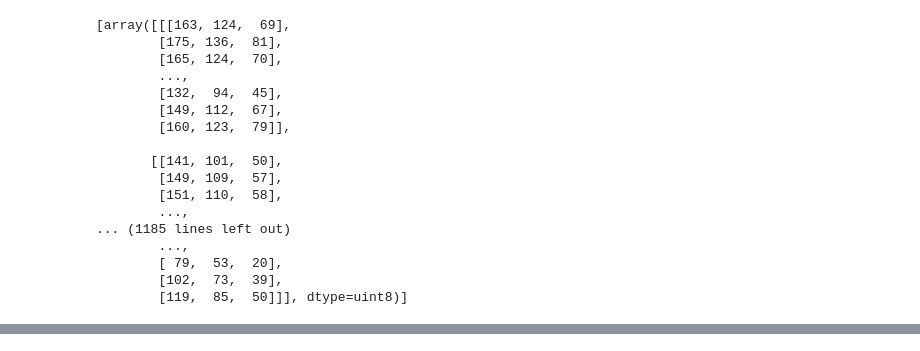
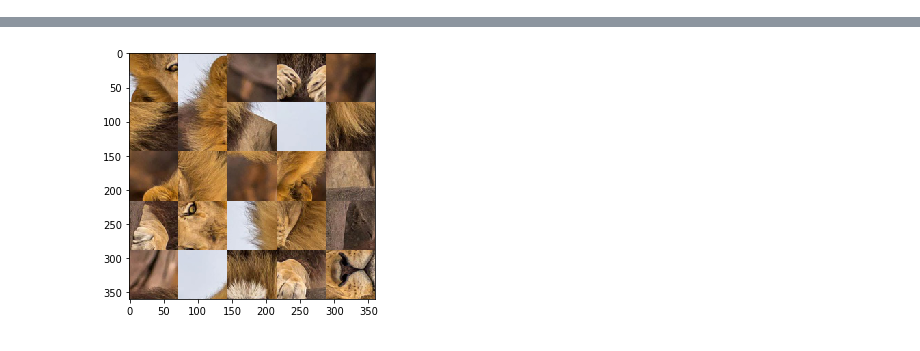
Before and after one commit to Hos1g4k1/Jigsaw-Puzzle-Solver, a Jupyter notebook: utils.ipynb, the cells around one changed output, grey strips where cells are left out. Saved outputs shown, nothing was run; the diff lists cells and outputs as text; code cells hidden in the pictures.

Commit message:
Added function which visualizes puzzle

```diff
--- a/utils.ipynb
+++ b/utils.ipynb
@@ -8,14 +8,14 @@ import math
 # Funcion which creates array of puzzle pieces
 # From a given picture
 
-def make_puzzle(image_path, n_rows, n_cols):
+def from_image_to_pieces(image_path, n_rows, n_cols):
 
-  image = io.imread(image_path) # Image loading
+  image = io.imread(image_path)
 
-  size = image.shape # Image dimensions
+  size = image.shape
   size = min(size[0], size[1])
 
-  image = image[0:size, 0:size] # Resize image on minimum shape
+  image = image[0:size, 0:size]
 
   step = math.floor(size / n_rows)
 
@@ -23,33 +23,37 @@ def make_puzzle(image_path, n_rows, n_cols):
 
   for i in range(n_rows):
     for j in range(n_cols):
-      pieces.append(np.array(image[j*step: (j+1)*step-1, i*step : (i+1)*step-1]))
-
-  random.shuffle(pieces)
-
-  for x in pieces:
-    i = random.randint(0, 4)
-    transform.rotate(x, i*90)
+      pieces.append(np.array(image[i*step: (i+1)*step, j*step : (j+1)*step]))
 
   return pieces
 
 pieces = make_puzzle("lion.jpg", 5, 5)
-print(pieces)
-# %% [output]
-[array([[[163, 124,  69],
-        [175, 136,  81],
-        [165, 124,  70],
-        ...,
-        [132,  94,  45],
-        [149, 112,  67],
-        [160, 123,  79]],
-
-       [[141, 101,  50],
-        [149, 109,  57],
-        [151, 110,  58],
-        ...,
-... (1185 lines left out)
-        ...,
-        [ 79,  53,  20],
-        [102,  73,  39],
-        [119,  85,  50]]], dtype=uint8)]
+# %%
+def shuffle(pieces):
+  random.shuffle(pieces)
+
+  result = []
+
+  for x in pieces:
+    i = random.randint(0, 4)
+    x = transform.rotate(x, i*90)
+    result.append(x)
+
+  return result
+
+pieces = shuffle(pieces)
+# %%
+def make_image(pieces, step, n_rows, n_cols):
+
+  image = np.array([])
+  image = np.resize(image, (n_rows*step, n_cols*step, 3))
+
+  for i in range(n_rows):
+    for j in range(n_cols):
+      image[i*step : (i+1)*step, j*step : (j+1)*step] = pieces[i*n_cols + j]
+
+  io.imshow(image)
+  io.imsave("slika.jpg", image)
+
+make_image(pieces, 72, 5, 5)
+# %% [output]
@@ -55,0 +61 @@ print(pieces)
+[figure, added]
```
Also changed, not shown: parts of 1 cell of this notebook.
